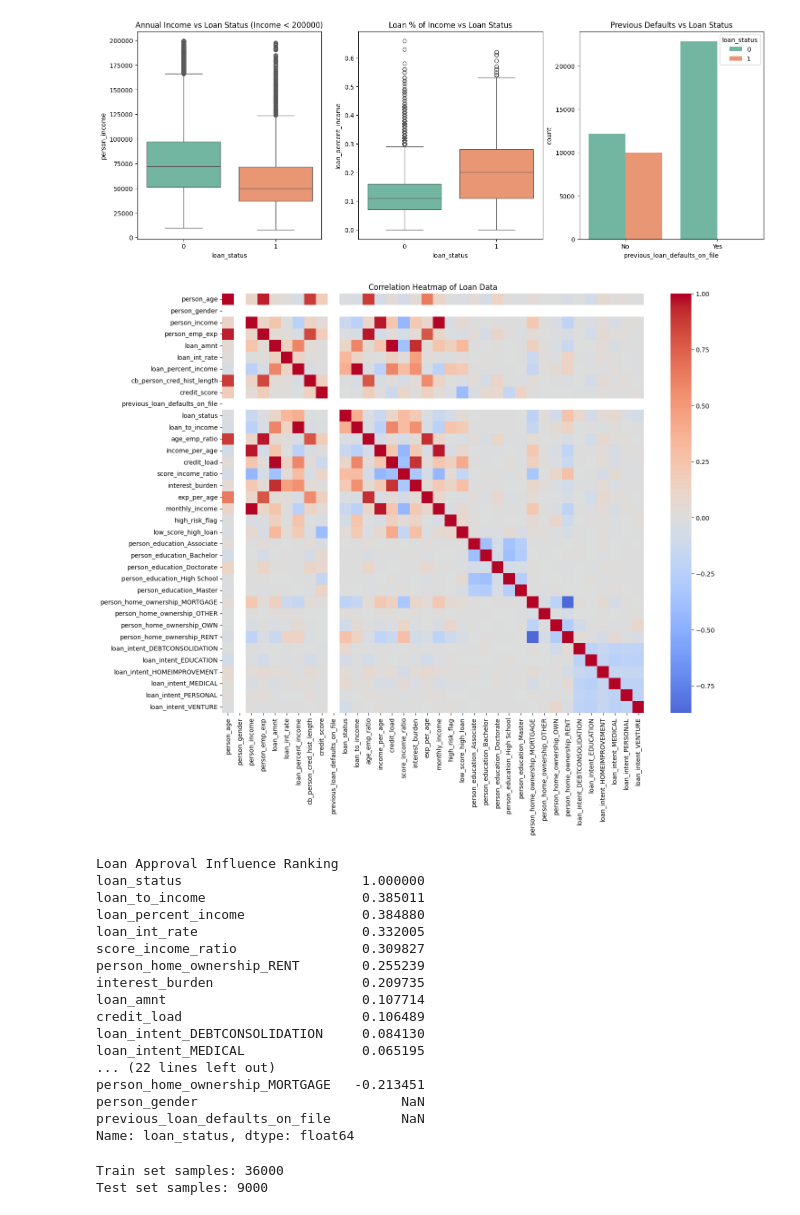
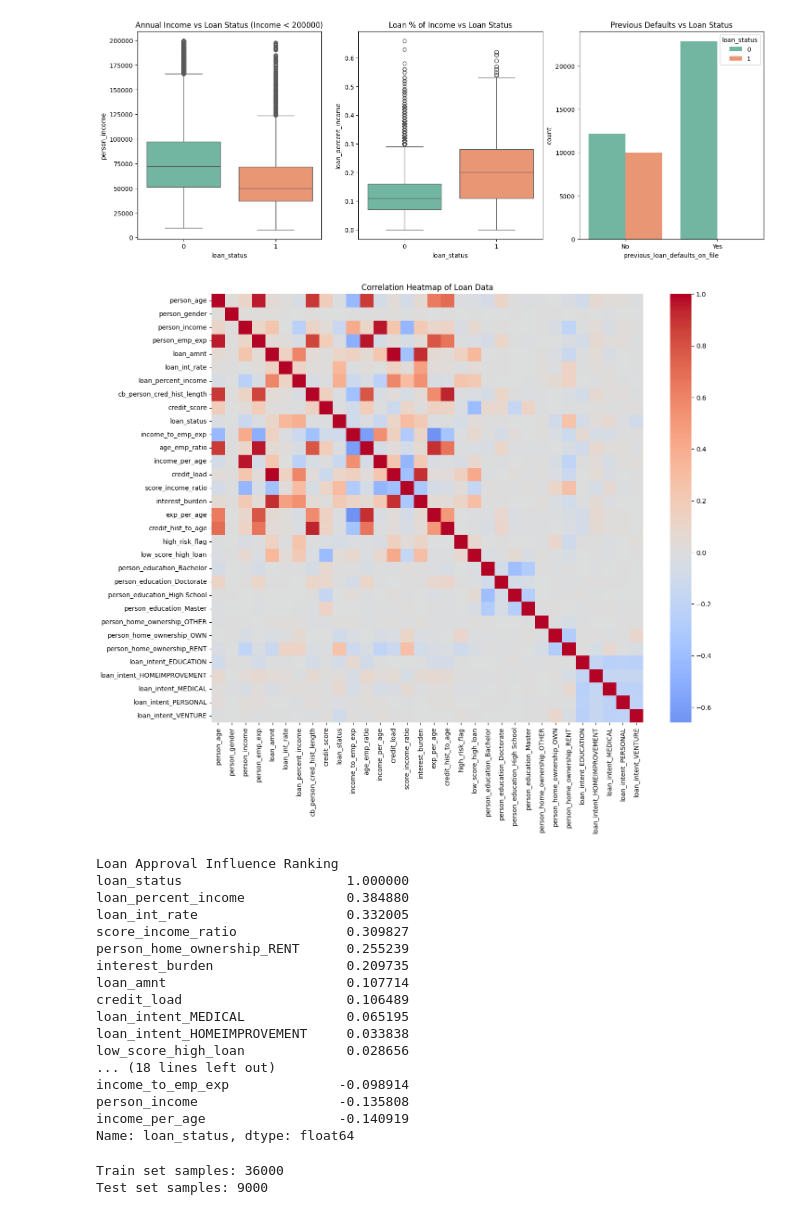
Before and after one commit to WuDuncan/loan_approval-classification, a Jupyter notebook: loan_approval.ipynb, the cells around one changed output. Saved outputs shown, nothing was run; the diff lists cells and outputs as text; code cells hidden in the pictures.

```diff
--- a/loan_approval.ipynb
+++ b/loan_approval.ipynb
@@ -194,43 +226,65 @@ df_final = pd.get_dummies(df)
 # %%
+'''
 # Encoding
 
 # Binary
 df['person_gender'] = df['person_gender'].map({'male': 1, 'female': 0})
 df['previous_loan_defaults_on_file'] = df['previous_loan_defaults_on_file'].map({'Yes': 1, 'No': 0})
 
 # One-Hot
 df_encoded = pd.get_dummies(df)
 
 # Correlation Heatmap
 corr_matrix = df_encoded.corr()
 
 plt.figure(figsize=(15, 12))
 sns.heatmap(corr_matrix, annot = False, cmap = 'coolwarm', center = 0)
 plt.title('Correlation Heatmap of Loan Data')
 plt.show()
 
 # Loan_Status Coefficient Ranking
 status_corr = corr_matrix['loan_status'].sort_values(ascending = False)
 print("\nLoan Approval Influence Ranking")
 print(status_corr)
+'''
+
+# Encoding
+
+# Binary
+df['person_gender'] = df['person_gender'].map({'male': 1, 'female': 0})
+df = df.drop(columns=['previous_loan_defaults_on_file'])
+df_final = pd.get_dummies(df, drop_first=True, dtype=int)
+
+# Correlation Heatmap
+corr_matrix = df_final.corr()
+
+plt.figure(figsize=(15, 12))
+sns.heatmap(corr_matrix, annot = False, cmap = 'coolwarm', center = 0)
+plt.title('Correlation Heatmap of Loan Data')
+plt.show()
+
+# Loan_Status Coefficient Ranking
+status_corr = corr_matrix['loan_status'].sort_values(ascending = False)
+print("\nLoan Approval Influence Ranking")
+print(status_corr)
 # %% [output]
-[figure, old version]
+[figure, new version]
 Loan Approval Influence Ranking
-loan_status                       1.000000
-loan_to_income                    0.385011
-loan_percent_income               0.384880
-loan_int_rate                     0.332005
-score_income_ratio                0.309827
-person_home_ownership_RENT        0.255239
-interest_burden                   0.209735
-loan_amnt                         0.107714
-credit_load                       0.106489
-loan_intent_DEBTCONSOLIDATION     0.084130
-loan_intent_MEDICAL               0.065195
-... (22 lines left out)
-person_home_ownership_MORTGAGE   -0.213451
-person_gender                          NaN
-previous_loan_defaults_on_file         NaN
+loan_status                     1.000000
+loan_percent_income             0.384880
+loan_int_rate                   0.332005
+score_income_ratio              0.309827
+person_home_ownership_RENT      0.255239
+interest_burden                 0.209735
+loan_amnt                       0.107714
+credit_load                     0.106489
+loan_intent_MEDICAL             0.065195
+loan_intent_HOMEIMPROVEMENT     0.033838
+low_score_high_loan             0.028656
+... (18 lines left out)
+income_to_emp_exp              -0.098914
+person_income                  -0.135808
+income_per_age                 -0.140919
 Name: loan_status, dtype: float64
 # %%
 # Training/Testing Split
```
Also changed, not shown: parts of 11 cells of this notebook.
